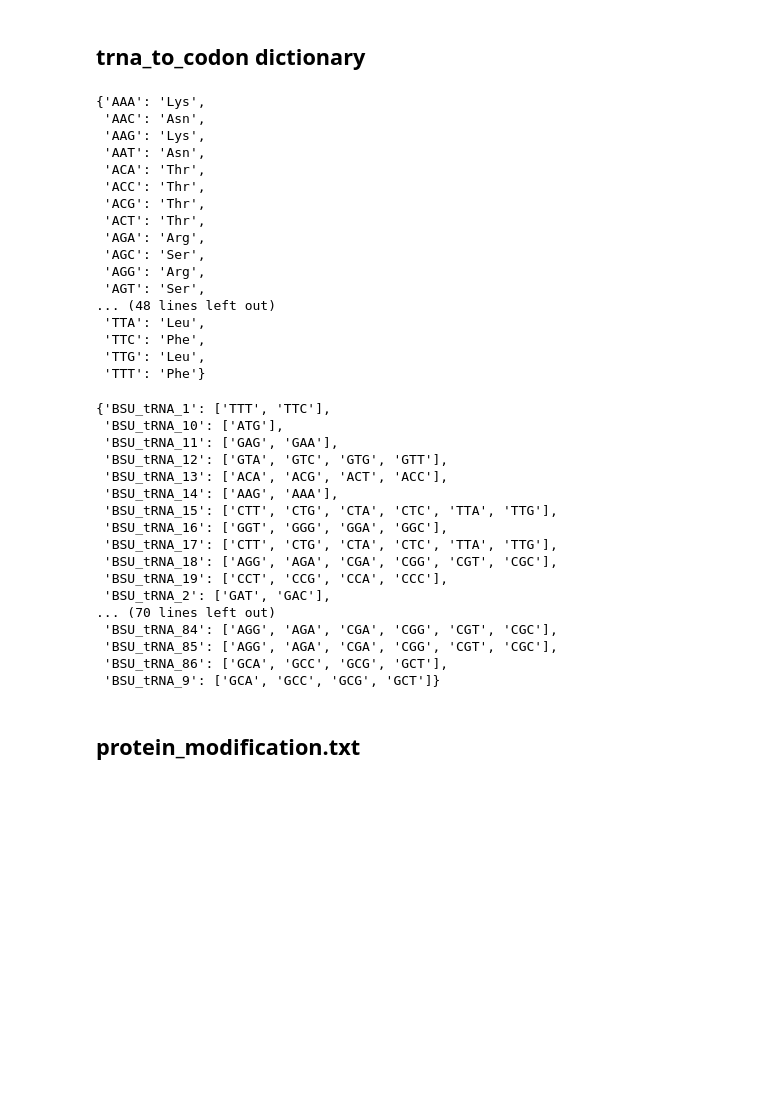
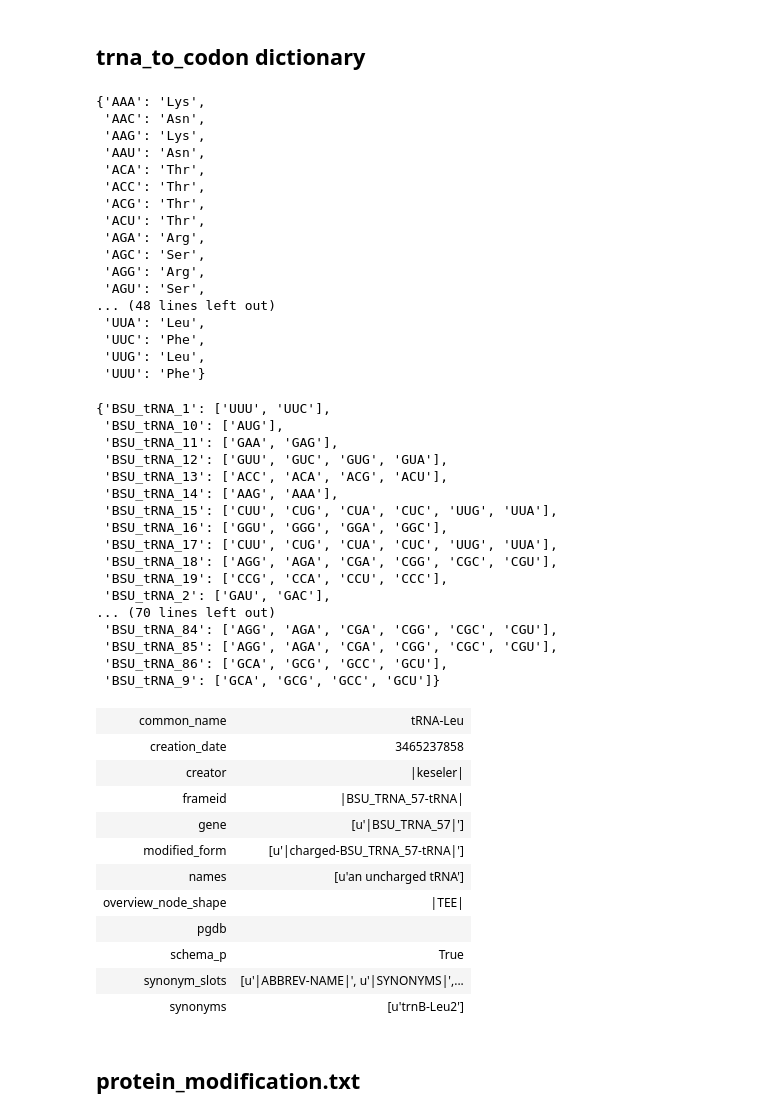
Before and after one commit to jdtibochab/bacillusme, a Jupyter notebook: ecolime/building_data/MetaCyc_dependent_files.ipynb, the cells around one changed output. Saved outputs shown, nothing was run; the diff lists cells and outputs as text; code cells hidden in the pictures; blank space fills up the shorter version.

```diff
--- a/ecolime/building_data/MetaCyc_dependent_files.ipynb
+++ b/ecolime/building_data/MetaCyc_dependent_files.ipynb
@@ -214,8 +251,7 @@ for instance in bsub.transcription_units.instances:
 # %% [markdown]
 ## trna_to_codon dictionary
 # %%
-
-tRNA_to_codon_table = {'TTT': 'F',
+DNA_to_codon_table = {'TTT': 'F',
  'TTC': 'F',
  'TTA': 'L',
  'TTG': 'L',
@@ -280,10 +316,12 @@ tRNA_to_codon_table = {'TTT': 'F',
  'GGA': 'G',
  'GGG': 'G'}
 
-for key in tRNA_to_codon_table:
-    aa_id = tRNA_to_codon_table[key]
+tRNA_to_codon_table = dict()
+for key in DNA_to_codon_table:
+    aa_id = DNA_to_codon_table[key]
     aa_id = seq3(aa_id)
-    tRNA_to_codon_table[key] = aa_id
+    key_tRNA = Seq.transcribe(key)
+    tRNA_to_codon_table[key_tRNA] = aa_id
 
 
 tRNA_to_codon_table
@@ -291,20 +329,20 @@ tRNA_to_codon_table
 {'AAA': 'Lys',
  'AAC': 'Asn',
  'AAG': 'Lys',
- 'AAT': 'Asn',
+ 'AAU': 'Asn',
  'ACA': 'Thr',
  'ACC': 'Thr',
  'ACG': 'Thr',
- 'ACT': 'Thr',
+ 'ACU': 'Thr',
  'AGA': 'Arg',
  'AGC': 'Ser',
  'AGG': 'Arg',
- 'AGT': 'Ser',
+ 'AGU': 'Ser',
 ... (48 lines left out)
- 'TTA': 'Leu',
- 'TTC': 'Phe',
- 'TTG': 'Leu',
- 'TTT': 'Phe'}
+ 'UUA': 'Leu',
+ 'UUC': 'Phe',
+ 'UUG': 'Leu',
+ 'UUU': 'Phe'}
 # %%
 def get_key(my_dict, val):
     key_list = []
@@ -331,23 +369,38 @@ for tRNA_PFrame in bsub.tRNAs.instances:
 
 trna_to_codon
 # %% [output]
-{'BSU_tRNA_1': ['TTT', 'TTC'],
- 'BSU_tRNA_10': ['ATG'],
- 'BSU_tRNA_11': ['GAG', 'GAA'],
- 'BSU_tRNA_12': ['GTA', 'GTC', 'GTG', 'GTT'],
- 'BSU_tRNA_13': ['ACA', 'ACG', 'ACT', 'ACC'],
+{'BSU_tRNA_1': ['UUU', 'UUC'],
+ 'BSU_tRNA_10': ['AUG'],
+ 'BSU_tRNA_11': ['GAA', 'GAG'],
+ 'BSU_tRNA_12': ['GUU', 'GUC', 'GUG', 'GUA'],
+ 'BSU_tRNA_13': ['ACC', 'ACA', 'ACG', 'ACU'],
  'BSU_tRNA_14': ['AAG', 'AAA'],
- 'BSU_tRNA_15': ['CTT', 'CTG', 'CTA', 'CTC', 'TTA', 'TTG'],
- 'BSU_tRNA_16': ['GGT', 'GGG', 'GGA', 'GGC'],
- 'BSU_tRNA_17': ['CTT', 'CTG', 'CTA', 'CTC', 'TTA', 'TTG'],
- 'BSU_tRNA_18': ['AGG', 'AGA', 'CGA', 'CGG', 'CGT', 'CGC'],
- 'BSU_tRNA_19': ['CCT', 'CCG', 'CCA', 'CCC'],
- 'BSU_tRNA_2': ['GAT', 'GAC'],
+ 'BSU_tRNA_15': ['CUU', 'CUG', 'CUA', 'CUC', 'UUG', 'UUA'],
+ 'BSU_tRNA_16': ['GGU', 'GGG', 'GGA', 'GGC'],
+ 'BSU_tRNA_17': ['CUU', 'CUG', 'CUA', 'CUC', 'UUG', 'UUA'],
+ 'BSU_tRNA_18': ['AGG', 'AGA', 'CGA', 'CGG', 'CGC', 'CGU'],
+ 'BSU_tRNA_19': ['CCG', 'CCA', 'CCU', 'CCC'],
+ 'BSU_tRNA_2': ['GAU', 'GAC'],
 ... (70 lines left out)
- 'BSU_tRNA_84': ['AGG', 'AGA', 'CGA', 'CGG', 'CGT', 'CGC'],
- 'BSU_tRNA_85': ['AGG', 'AGA', 'CGA', 'CGG', 'CGT', 'CGC'],
- 'BSU_tRNA_86': ['GCA', 'GCC', 'GCG', 'GCT'],
- 'BSU_tRNA_9': ['GCA', 'GCC', 'GCG', 'GCT']}
+ 'BSU_tRNA_84': ['AGG', 'AGA', 'CGA', 'CGG', 'CGC', 'CGU'],
+ 'BSU_tRNA_85': ['AGG', 'AGA', 'CGA', 'CGG', 'CGC', 'CGU'],
+ 'BSU_tRNA_86': ['GCA', 'GCG', 'GCC', 'GCU'],
+ 'BSU_tRNA_9': ['GCA', 'GCG', 'GCC', 'GCU']}
+# %%
+tRNA_data
+# %% [output]
+| common_name | tRNA-Leu |
+| creation_date | 3465237858 |
+| creator | |keseler| |
+| frameid | |BSU_TRNA_57-tRNA| |
+| gene | [u'|BSU_TRNA_57|'] |
+| modified_form | [u'|charged-BSU_TRNA_57-tRNA|'] |
+| names | [u'an uncharged tRNA'] |
+| overview_node_shape | |TEE| |
+| pgdb |  |
+| schema_p | True |
+| synonym_slots | [u'|ABBREV-NAME|', u'|SYNONYMS|',... |
+| synonyms | [u'trnB-Leu2'] |
 # %% [markdown]
 ## protein_modification.txt
 # %%
```
Also changed, not shown: parts of 11 cells of this notebook, 5 other files.
